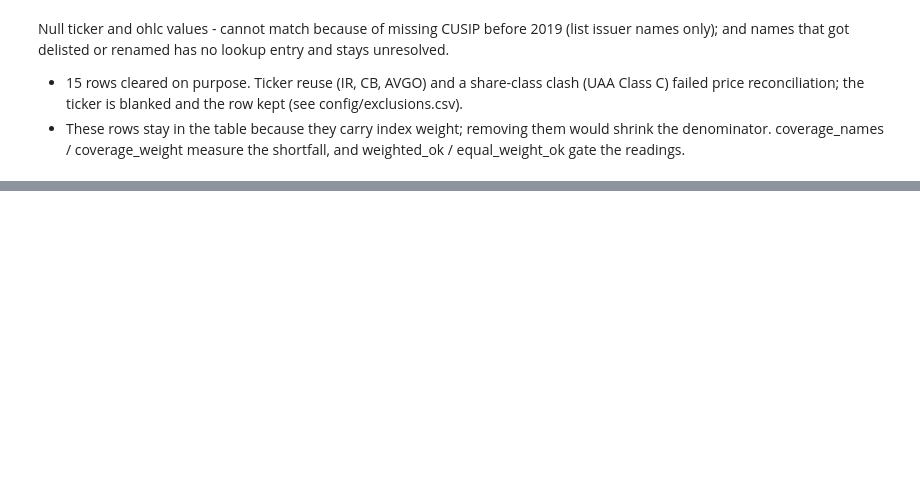
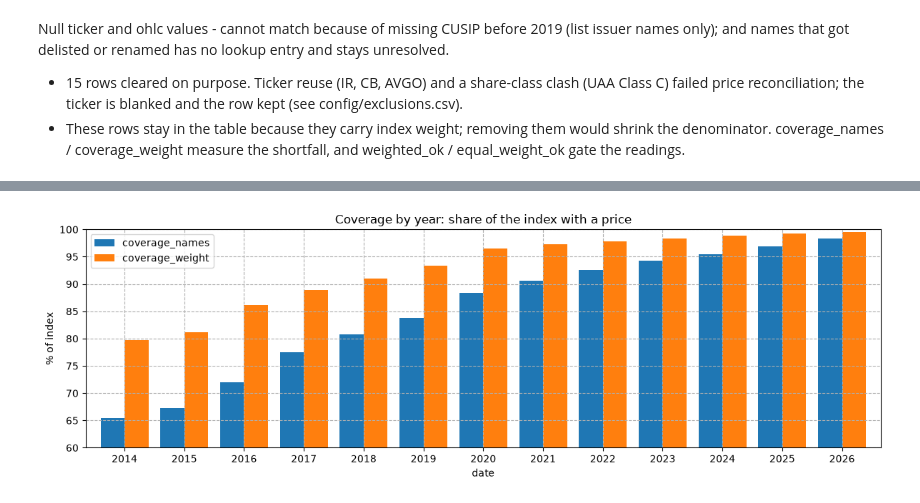
Before and after one commit to rlp-jym/zoomcamp-sma-cohort-2026, a Jupyter notebook: index-breadth-momentum/notebook.ipynb, the cells around one changed output, grey strips where cells are left out. Saved outputs shown, nothing was run; the diff lists cells and outputs as text; code cells hidden in the pictures; blank space fills up the shorter version.

Commit message:
index-breadth-momentum: breadth study notebook, models, final test

```diff
--- a/index-breadth-momentum/notebook.ipynb
+++ b/index-breadth-momentum/notebook.ipynb
@@ -5,4 +18,6 @@ import pandas as pd
 # %%
-sp500_constituents = pd.read_parquet('https://github.com/rlp-jym/zoomcamp-sma-cohort-2026/releases/download/v0.1-data/sp500_constituents_daily.parquet')
+# load the constituent table and the SPY benchmark from the release
+
+spy_consti = pd.read_parquet('https://github.com/rlp-jym/zoomcamp-sma-cohort-2026/releases/download/v0.1-data/sp500_constituents_daily.parquet')
 spy = pd.read_parquet('https://github.com/rlp-jym/zoomcamp-sma-cohort-2026/releases/download/v0.1-data/SPY.parquet')
 # %%
@@ -78 +97,6 @@ None
+# %%
+# indicator settings: window and lookback periods
+
+
+periods = [(1, '1d'), (5, '5d'), (20, '20d'), (60, '60d')] # representing weekly, monthly, quarterly
 # %% [markdown]
@@ -192,7 +165,5 @@ list(sp500_constituents.name[sp500_constituents.ticker.isnull()].unique())
 # %%
-for c in list(sp500_constituents.select_dtypes('str').columns):
-    sp500_constituents[c] = sp500_constituents[c].str.lower().str.replace(' ', '_')
+# normalise string columns to lowercase snake_case
 
-print(sp500_constituents.info())
-
-sp500_constituents.head().T
+for c in list(spy_consti.select_dtypes('str').columns):
+    spy_consti[c] = spy_consti[c].str.lower().str.replace(' ', '_')
@@ -238,0 +231,23 @@ spy.head()
+# %%
+# coverage by year: share of the index composite that (still) has available price
+# the 80% (arbitrary) gate decides the study window: weighted from 2014-12-01, equal-weight from 2018-05-29
+# deciding to run the study based on `weighted` for more data; also matches cap-weighted SPY
+
+import matplotlib.pyplot as plt
+
+cov = (spy_consti
+       .groupby('date')[['coverage_names', 'coverage_weight', 'weighted_ok', 'equal_weight_ok']]
+       .first())
+cov_y = cov.resample('YE').mean()
+
+fig, ax = plt.subplots(figsize=(12, 4))
+cov_y[['coverage_names', 'coverage_weight']].plot.bar(ax=ax, width=0.8)
+ax.set_title('Coverage by year: share of the index with a price')
+ax.set_ylabel('% of index')
+ax.set_ylim(60, 100)
+ax.legend(loc='upper left')
+ax.set_xticklabels([d.year for d in cov_y.index], rotation=0)
+ax.grid(ls='--')
+plt.tight_layout()
+# %% [output]
+[figure, added]
```
Also changed, not shown: parts of 54 cells of this notebook, 2 other files.
